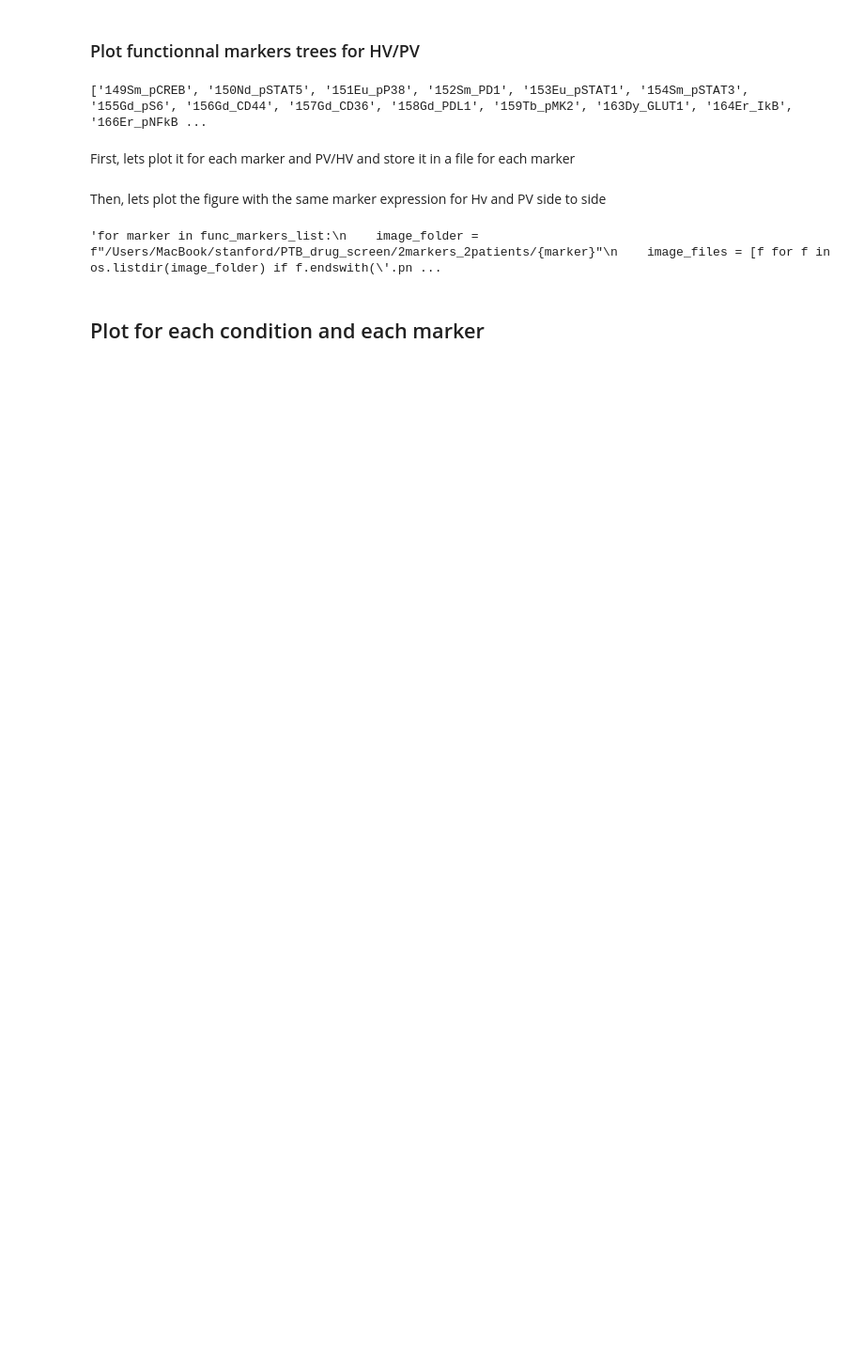
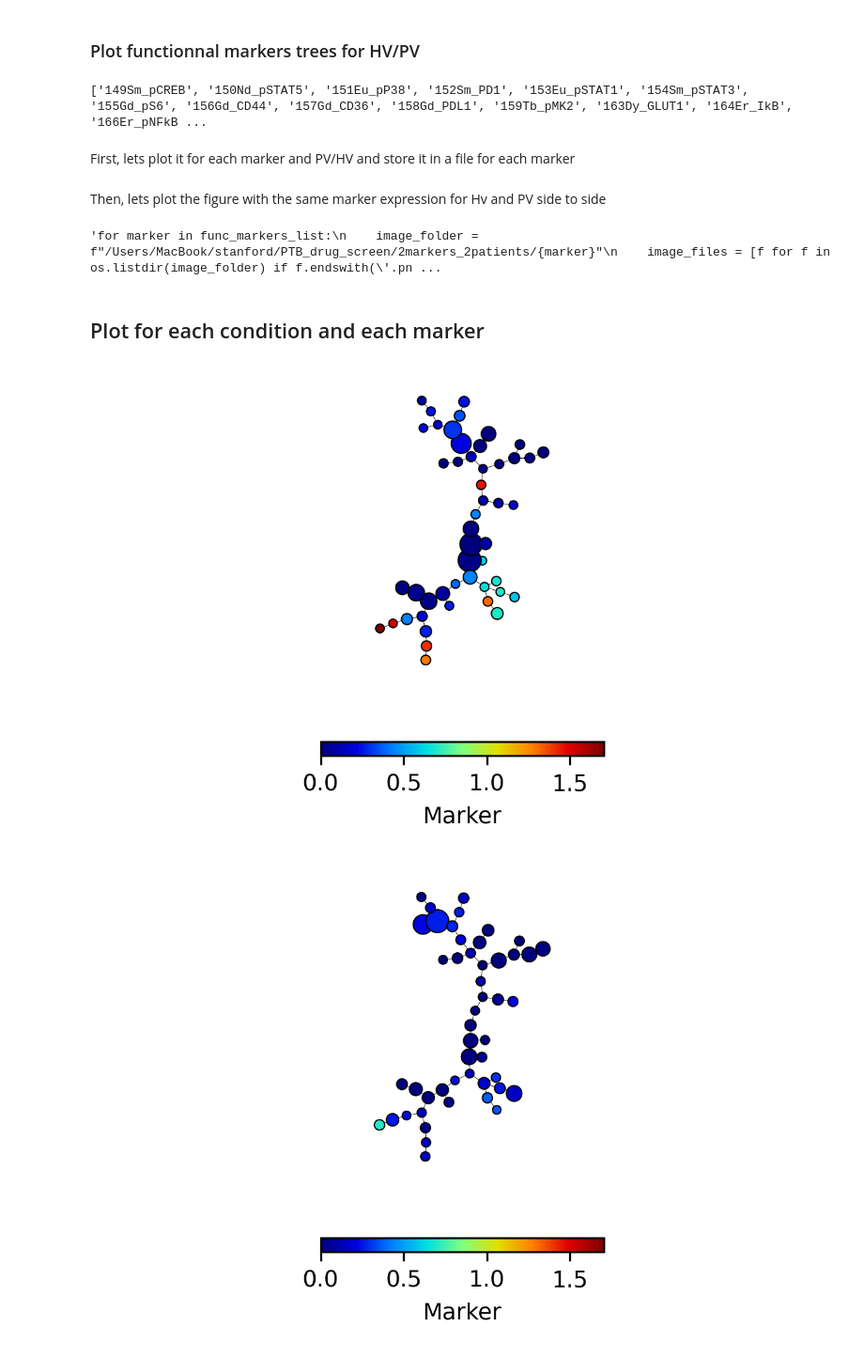
Before and after one commit to ofondeur/PTB_screen, a Jupyter notebook: flowsom_alldata.ipynb, the cells around one changed output. Shown: that part at 94% size. Drawn from its saved outputs; the diff is of its cells as text; code cells hidden in the pictures; blank space fills up the shorter version.

Commit message:
added functions to have same color scale for Pv and HV

```diff
--- a/flowsom_alldata.ipynb
+++ b/flowsom_alldata.ipynb
@@ -213,6 +187,28 @@ Then, lets plot the figure with the same marker expression for Hv and PV side to
 ## Plot for each condition and each marker
 # %%
 condition_list=['GMCSF', 'LPS', 'IL33', 'IL246', 'PI', 'TNFa','IFNa', 'Unstim']
+# %%
+from PlottingFunction import plot_marker_pv_hv
+marker='152Sm_PD1'
+condition='GMCSF'
+fcs_files_hv = [f for f in os.listdir(folder_path) if (f.startswith("PTB_HV") and f.endswith(f"{condition} - MononuclearCells.fcs"))]
+ff_list_hv = [fs.io.read_FCS(os.path.join(folder_path, f)) for f in fcs_files_hv]
+ff_hv = sc.concat(ff_list_hv, join="inner")
+
+fcs_files_pv = [f for f in os.listdir(folder_path) if (f.startswith("PTB_PV") and f.endswith(f"{condition} - MononuclearCells.fcs"))]
+ff_list_pv = [fs.io.read_FCS(os.path.join(folder_path, f)) for f in fcs_files_pv]
+ff_pv = sc.concat(ff_list_pv, join="inner")
+
+ff_pv_norma = pm.tl.normalize_arcsinh(ff_pv, inplace=False)
+ff_hv_norma = pm.tl.normalize_arcsinh(ff_hv, inplace=False)
+
+fson_pv=fsom.new_data(ff_pv_norma)
+fson_hv=fsom.new_data(ff_hv_norma)
+
+pv,hv = plot_marker_pv_hv(fson_pv,fson_hv, marker=np.array([marker]), lim=None)
+# %% [output]
+[figure, added]
+[figure, added]
 # %%
 for marker in func_markers_list:
     for condition in condition_list:
```
Also changed, not shown: parts of 5 cells of this notebook, 3 other files.
